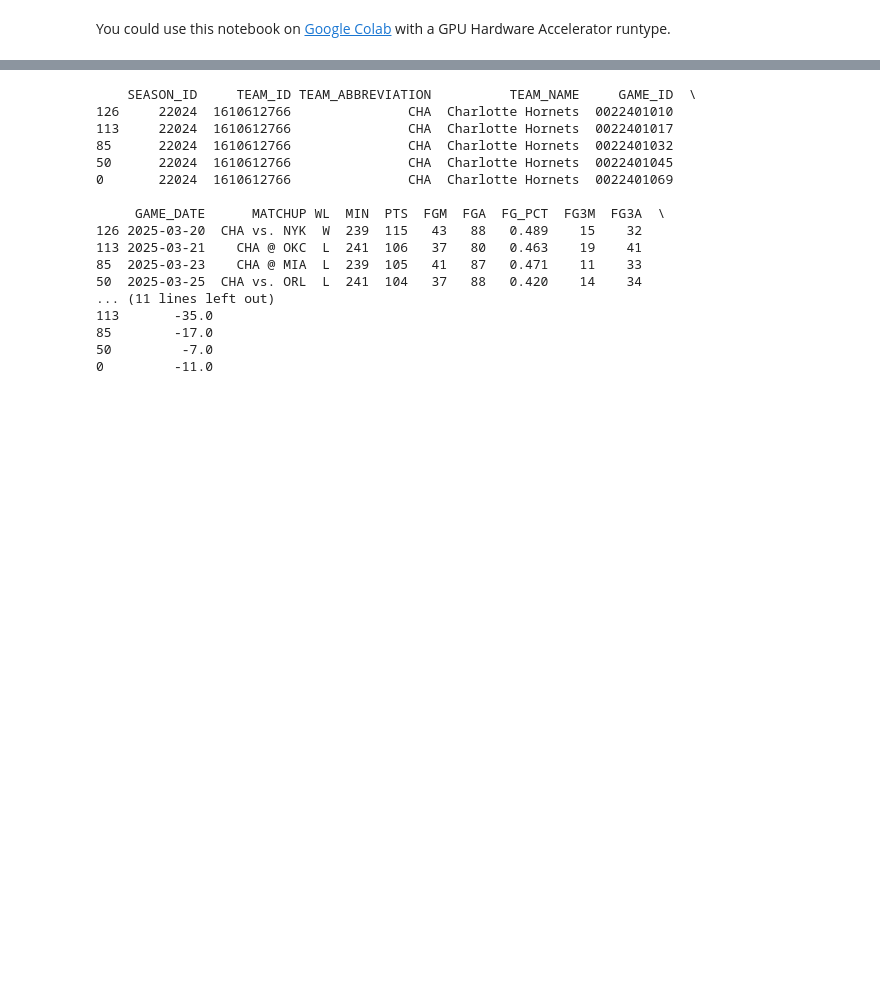
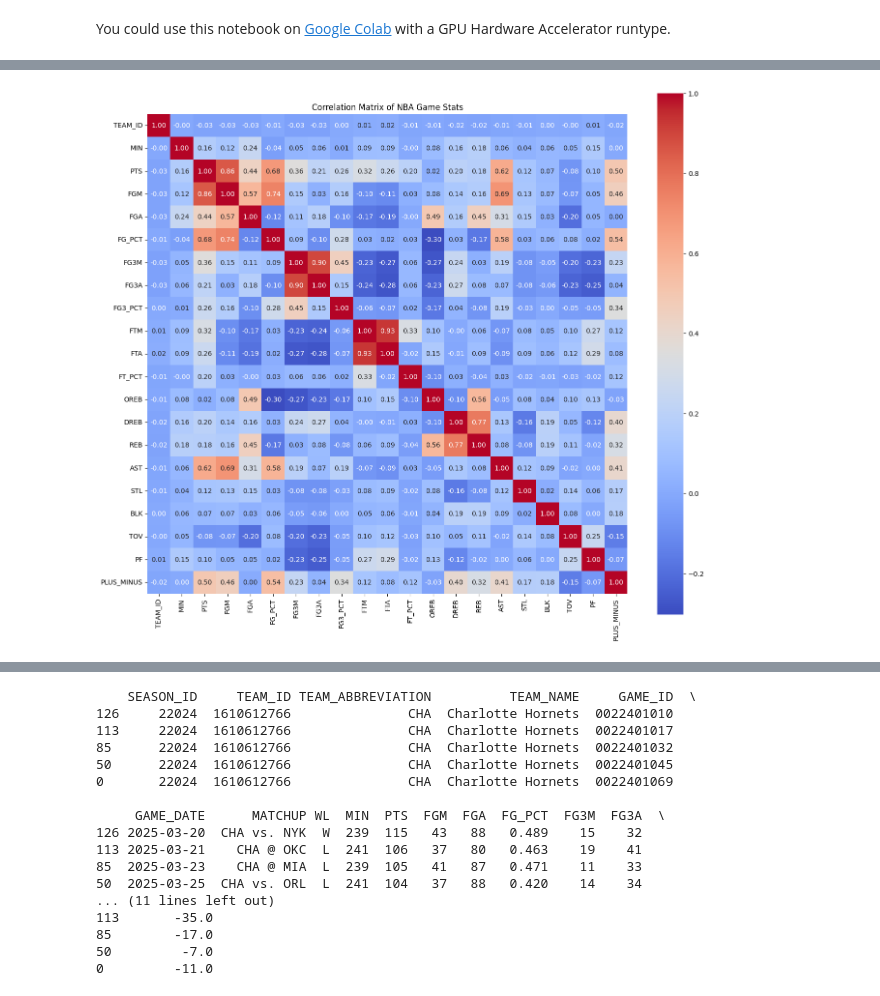
Before and after one commit to wtbtucker/NBA-Machine-Learning-Sports-Betting, a Jupyter notebook: data_mining_pipeline.ipynb, the cells around one changed output, grey strips where cells are left out. Saved outputs shown, nothing was run; the diff lists cells and outputs as text; code cells hidden in the pictures; blank space fills up the shorter version.

```diff
--- a/data_mining_pipeline.ipynb
+++ b/data_mining_pipeline.ipynb
@@ -93,0 +134,9 @@ full_game
+# %%
+correlation_matrix = all_games.corr(numeric_only=True)
+
+plt.figure(figsize=(16, 14))
+sns.heatmap(correlation_matrix, annot=True, cmap='coolwarm', fmt='.2f', square=True)
+plt.title("Correlation Matrix of NBA Game Stats")
+plt.show()
+# %% [output]
+[figure, added]
```
Also changed, not shown: parts of 18 cells of this notebook.
